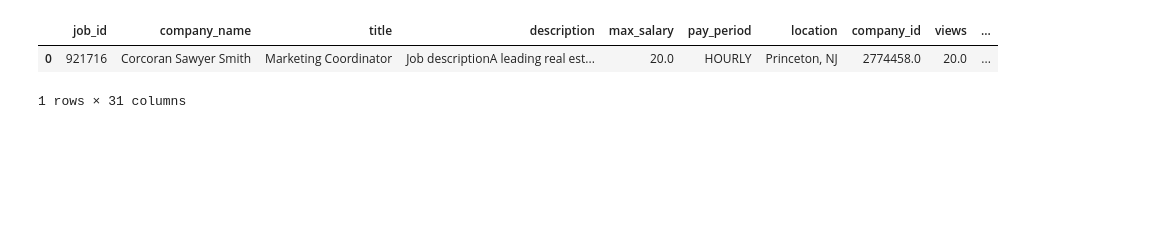
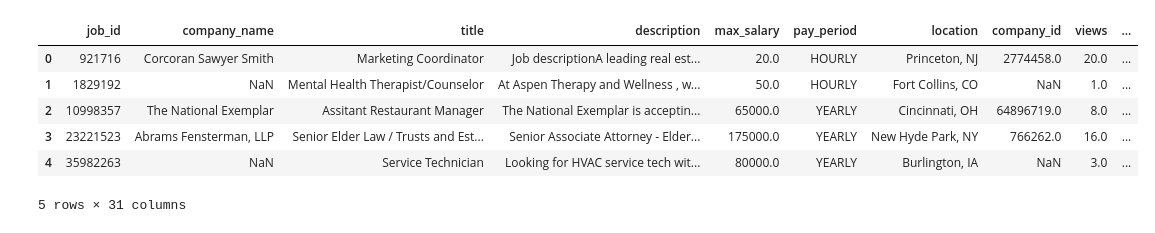
Before and after one commit to cgallin/cover_genie, a Jupyter notebook: notebooks/recommender.ipynb, the cells around one changed output. Drawn from its saved outputs; the diff is of its cells as text; code cells hidden in the pictures; blank space fills up the shorter version.

```diff
--- a/notebooks/recommender.ipynb
+++ b/notebooks/recommender.ipynb
@@ -7,8 +31,12 @@ from nltk.stem import WordNetLemmatizer
 # %%
 jobs_df = pd.read_csv("/Users/jacobemerson/code/cgallin/cover_genie/raw_data/job_data/postings.csv")
-jobs_df.head(1)
+jobs_df.head(5)
 # %% [output]
 |  | job_id | company_name | title | description | max_salary | pay_period | location | company_id | views | ... |
 | 0 | 921716 | Corcoran Sawyer Smith | Marketing Coordinator | Job descriptionA leading real est... | 20.0 | HOURLY | Princeton, NJ | 2774458.0 | 20.0 | ... |
+| 1 | 1829192 | NaN | Mental Health Therapist/Counselor | At Aspen Therapy and Wellness , w... | 50.0 | HOURLY | Fort Collins, CO | NaN | 1.0 | ... |
+| 2 | 10998357 | The National Exemplar | Assitant Restaurant Manager | The National Exemplar is acceptin... | 65000.0 | YEARLY | Cincinnati, OH | 64896719.0 | 8.0 | ... |
+| 3 | 23221523 | Abrams Fensterman, LLP | Senior Elder Law / Trusts and Est... | Senior Associate Attorney - Elder... | 175000.0 | YEARLY | New Hyde Park, NY | 766262.0 | 16.0 | ... |
+| 4 | 35982263 | NaN | Service Technician | Looking for HVAC service tech wit... | 80000.0 | YEARLY | Burlington, IA | NaN | 3.0 | ... |
-1 rows × 31 columns
+5 rows × 31 columns
 # %%
```
Also changed, not shown: parts of 20 cells of this notebook, 2 other files.
